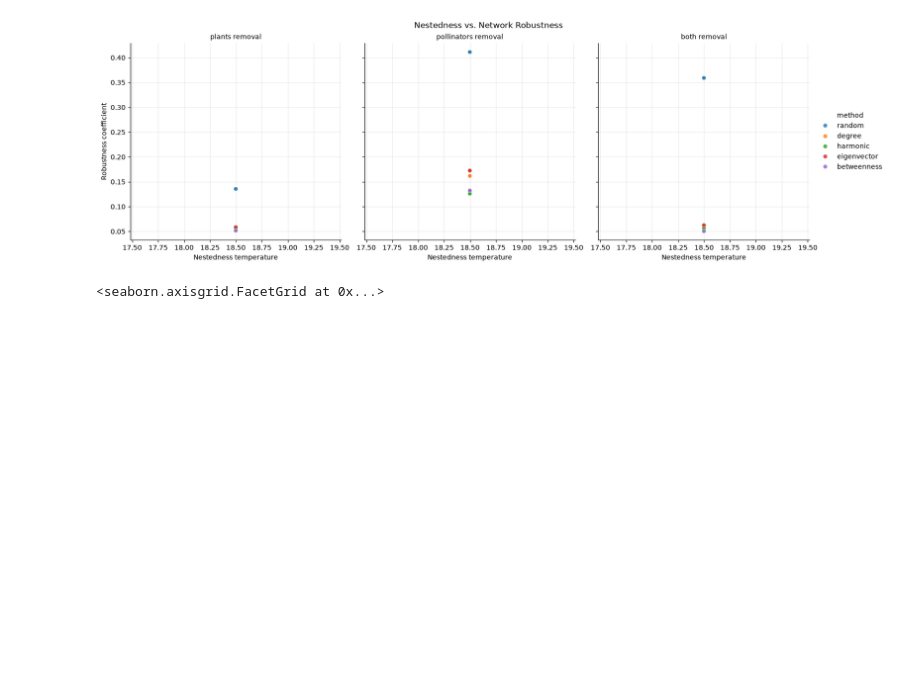
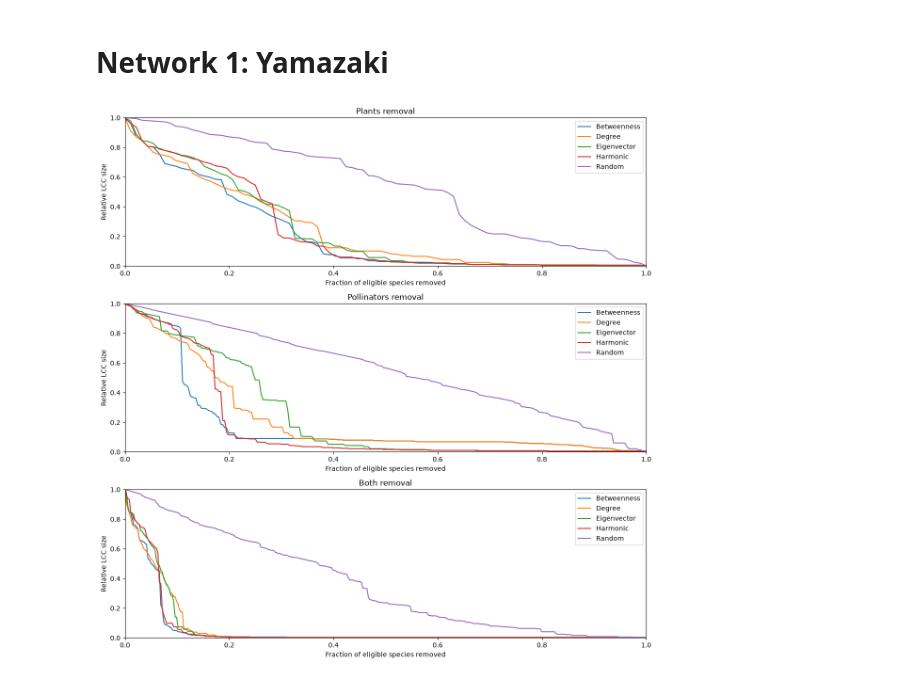
Before and after one commit to hyunderscore/biol4200-networks-project, a Jupyter notebook: code/code.ipynb, the cells around one changed output. Cells and saved outputs as stored; diff of their text form; code cells hidden in the pictures; blank space fills up the shorter version.

```diff
--- a/code/code.ipynb
+++ b/code/code.ipynb
@@ -217,3 +158,5 @@ def plot_nestedness_robustness(comparison_df):
+# %% [markdown]
+# Network 1: Yamazaki
 # %%
 yamazaki = extract_to_network('../data/web-of-life_2026-10-22_203340/M_PL_053.csv')
 # %%
@@ -263,5 +164,4 @@ comparison_df = (
 # %%
-plot_nestedness_robustness(comparison_df)
+plot_removals(yamazaki_df)
 # %% [output]
-[figure, old version]
+[figure, new version]
-<seaborn.axisgrid.FacetGrid at 0x...>
```
Also changed, not shown: parts of 11 cells of this notebook.
